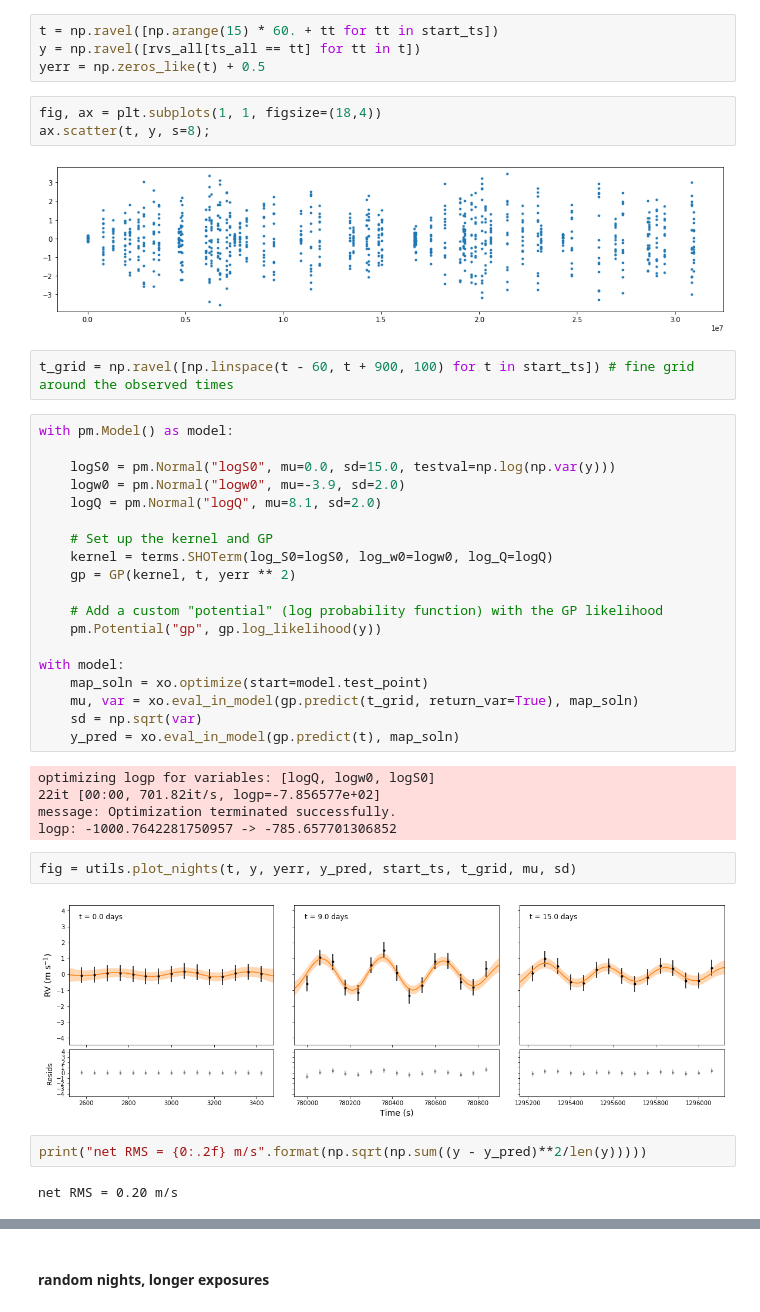
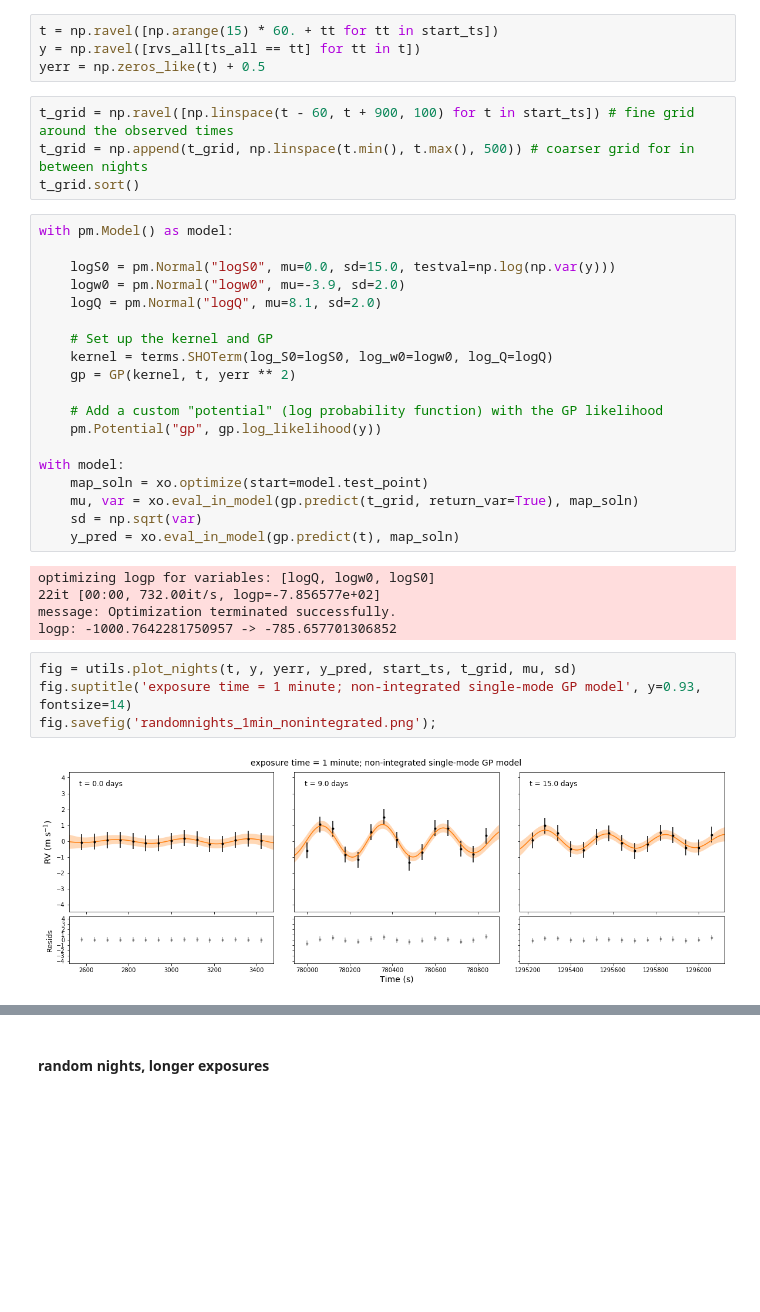
Before and after one commit to megbedell/pmodes, a Jupyter notebook: experiments/03-realistic-observing.ipynb, the cells around one changed output, grey strips where cells are left out. Cells and saved outputs as stored; diff of their text form; blank space fills up the shorter version.

Commit message:
better plots

```diff
--- a/experiments/03-realistic-observing.ipynb
+++ b/experiments/03-realistic-observing.ipynb
@@ -77,13 +77,10 @@ assert np.isin(start_ts, ts_all).all(), "Bad timestamp!"
 t = np.ravel([np.arange(15) * 60. + tt for tt in start_ts])
 y = np.ravel([rvs_all[ts_all == tt] for tt in t])
 yerr = np.zeros_like(t) + 0.5
-# %%
-fig, ax = plt.subplots(1, 1, figsize=(18,4))
-ax.scatter(t, y, s=8);
-# %% [output]
-[figure, removed]
 # %%
 t_grid = np.ravel([np.linspace(t - 60, t + 900, 100) for t in start_ts]) # fine grid around the observed times
+t_grid = np.append(t_grid, np.linspace(t.min(), t.max(), 500)) # coarser grid for in between nights
+t_grid.sort()
 # %%
 with pm.Model() as model:
 
@@ -105,14 +102,12 @@ with model:
     y_pred = xo.eval_in_model(gp.predict(t), map_soln)
 # %% [output]
 optimizing logp for variables: [logQ, logw0, logS0]
-22it [00:00, 701.82it/s, logp=-7.856577e+02]
+22it [00:00, 732.00it/s, logp=-7.856577e+02]
 message: Optimization terminated successfully.
 logp: -1000.7642281750957 -> -785.657701306852
 # %%
 fig = utils.plot_nights(t, y, yerr, y_pred, start_ts, t_grid, mu, sd)
+fig.suptitle('exposure time = 1 minute; non-integrated single-mode GP model', y=0.93, fontsize=14)
+fig.savefig('randomnights_1min_nonintegrated.png');
 # %% [output]
-[figure, old version]
+[figure, new version]
-# %%
-print("net RMS = {0:.2f} m/s".format(np.sqrt(np.sum((y - y_pred)**2/len(y)))))
-# %% [output]
-net RMS = 0.20 m/s
```
Also changed, not shown: parts of 11 cells of this notebook, 2 other files.
